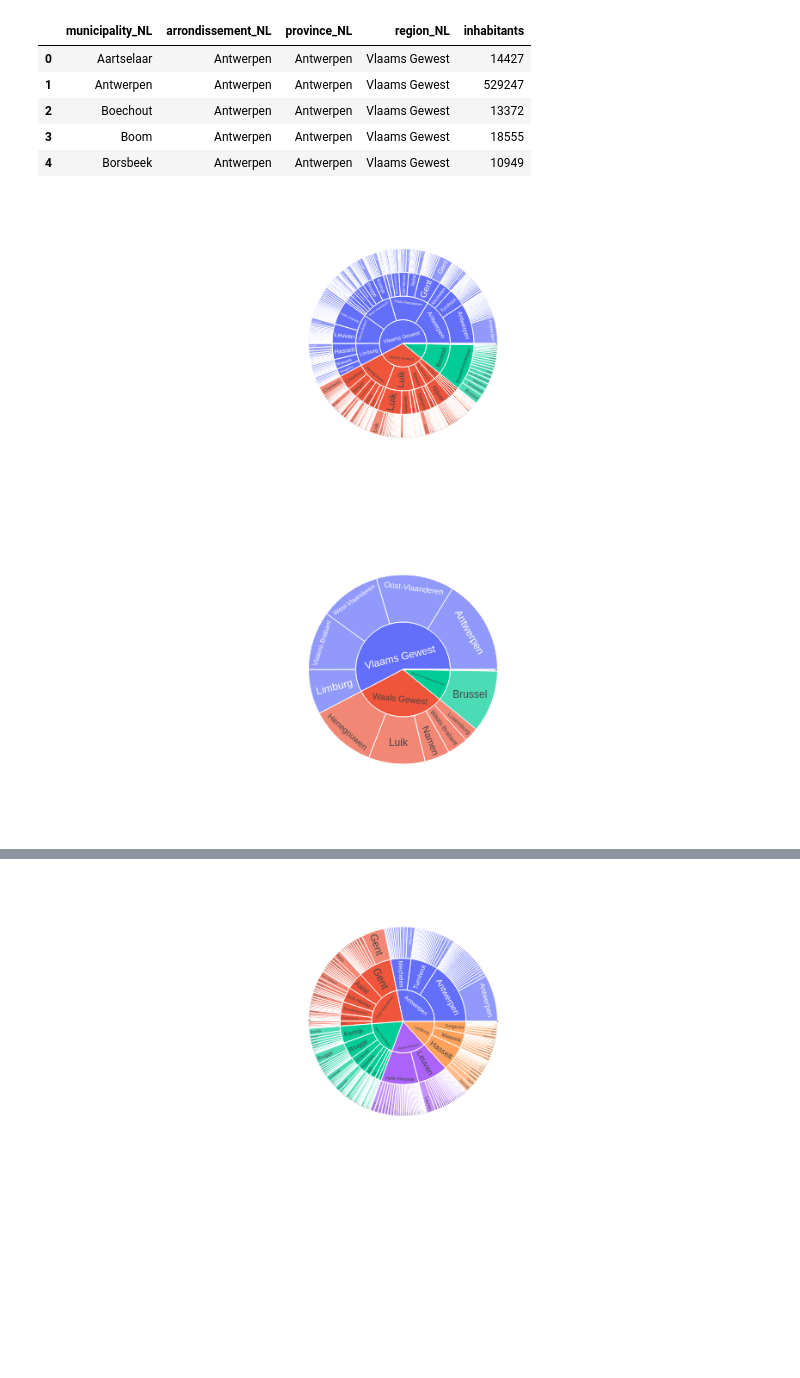
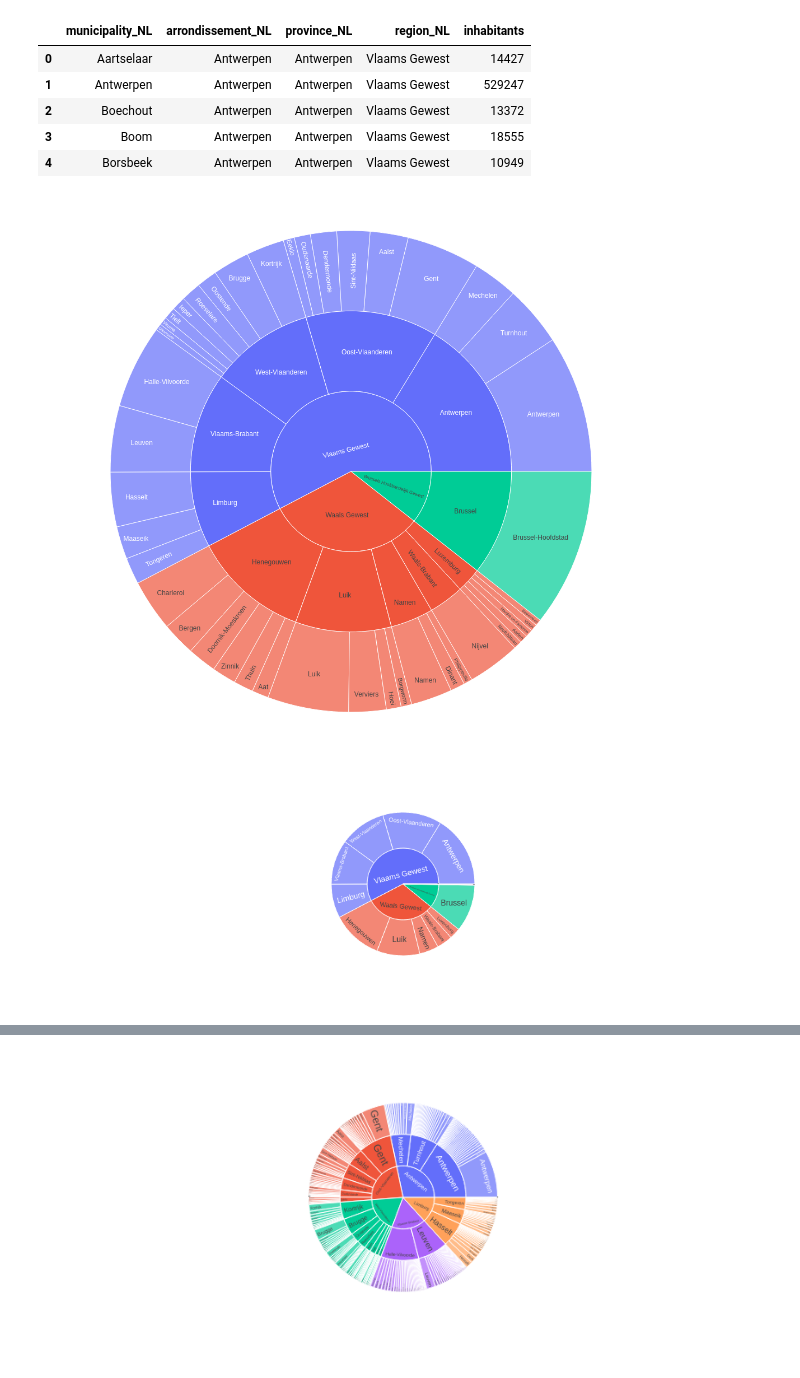
Before and after one commit to NielsPraet/DVAI-ex1, a Jupyter notebook: main.ipynb, the cells around one changed output, grey strips where cells are left out. Saved outputs shown, nothing was run; the diff lists cells and outputs as text; code cells hidden in the pictures; blank space fills up the shorter version.

Commit message:
chore: clean up data before making chart

```diff
--- a/main.ipynb
+++ b/main.ipynb
@@ -13,8 +13,10 @@ df.head()
 # %%
 columns = ["municipality_NL", "arrondissement_NL", "province_NL", "region_NL", "inhabitants"]
 
-# Fill empty label with more meaningful name
+# Clean up data
 df.loc[df['region_NL'] == "Brussels Hoofdstedelijk Gewest", "province_NL"] = "Brussel"
+df.loc[df['region_NL'] == 'Henegouwen', 'region_NL'] = "Waals Gewest"
+df.loc[df['region_NL'] == 'Région wallonne', 'region_NL'] = "Waals Gewest"
 
 df = df[columns]
 df.head()
@@ -28,16 +30,17 @@ df.head()
 # %%
 # use plotly for sunburst
 import plotly.express as px
 
-fig = px.sunburst(df, path=['region_NL', 'province_NL', 'arrondissement_NL', 'municipality_NL'], values='inhabitants')
+fig = px.sunburst(df, path=['region_NL', 'province_NL', 'arrondissement_NL'], values='inhabitants')
+fig.update_layout(width=1000, height=1000)
 fig.show()
 # %% [output]
-[figure, old version]
+[figure, new version]
 # %%
 fig = px.sunburst(df, path=['region_NL', 'province_NL'], values='inhabitants')
 fig.show()
 # %% [output]
-[figure, old version]
+[figure, new version]
 # %%
 fig = px.sunburst(df, path=['province_NL', 'arrondissement_NL', 'municipality_NL'], values='inhabitants')
 fig.show()
```
Also changed, not shown: parts of 2 cells of this notebook.
